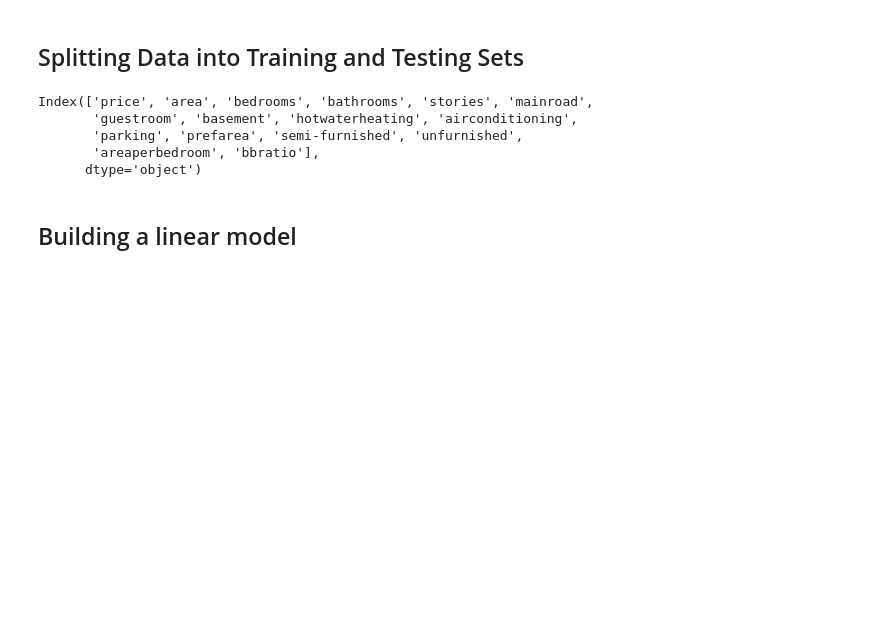
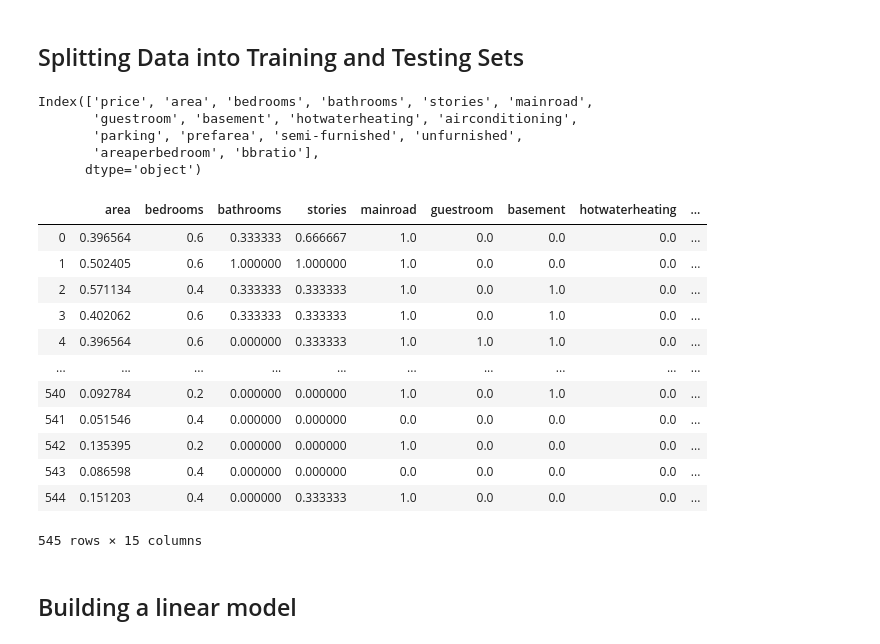
Before and after one commit to ArafatSabbir/Machine-Learning-with-Python-and-R, a Jupyter notebook: Multiple Linear Regression/Case Study Housing.ipynb, the cells around one changed output. Cells and saved outputs as stored; diff of their text form; code cells hidden in the pictures; blank space fills up the shorter version.

```diff
--- a/Multiple Linear Regression/Case Study Housing.ipynb
+++ b/Multiple Linear Regression/Case Study Housing.ipynb
@@ -142,6 +142,22 @@ X = housing[['area', 'bedrooms', 'bathrooms', 'stories', 'mainroad',
 
 # Putting response variable to y
 y = housing['price']
+# %%
+X
+# %% [output]
+|  | area | bedrooms | bathrooms | stories | mainroad | guestroom | basement | hotwaterheating | ... |
+| 0 | 0.396564 | 0.6 | 0.333333 | 0.666667 | 1.0 | 0.0 | 0.0 | 0.0 | ... |
+| 1 | 0.502405 | 0.6 | 1.000000 | 1.000000 | 1.0 | 0.0 | 0.0 | 0.0 | ... |
+| 2 | 0.571134 | 0.4 | 0.333333 | 0.333333 | 1.0 | 0.0 | 1.0 | 0.0 | ... |
+| 3 | 0.402062 | 0.6 | 0.333333 | 0.333333 | 1.0 | 0.0 | 1.0 | 0.0 | ... |
+| 4 | 0.396564 | 0.6 | 0.000000 | 0.333333 | 1.0 | 1.0 | 1.0 | 0.0 | ... |
+| ... | ... | ... | ... | ... | ... | ... | ... | ... | ... |
+| 540 | 0.092784 | 0.2 | 0.000000 | 0.000000 | 1.0 | 0.0 | 1.0 | 0.0 | ... |
+| 541 | 0.051546 | 0.4 | 0.000000 | 0.000000 | 0.0 | 0.0 | 0.0 | 0.0 | ... |
+| 542 | 0.135395 | 0.2 | 0.000000 | 0.000000 | 1.0 | 0.0 | 0.0 | 0.0 | ... |
+| 543 | 0.086598 | 0.4 | 0.000000 | 0.000000 | 0.0 | 0.0 | 0.0 | 0.0 | ... |
+| 544 | 0.151203 | 0.4 | 0.000000 | 0.333333 | 1.0 | 0.0 | 0.0 | 0.0 | ... |
+545 rows × 15 columns
 # %%
 #random_state is the seed used by the random number generator, it can be any integer.
 from sklearn.model_selection import train_test_split
```
Also changed, not shown: parts of 5 cells of this notebook.
